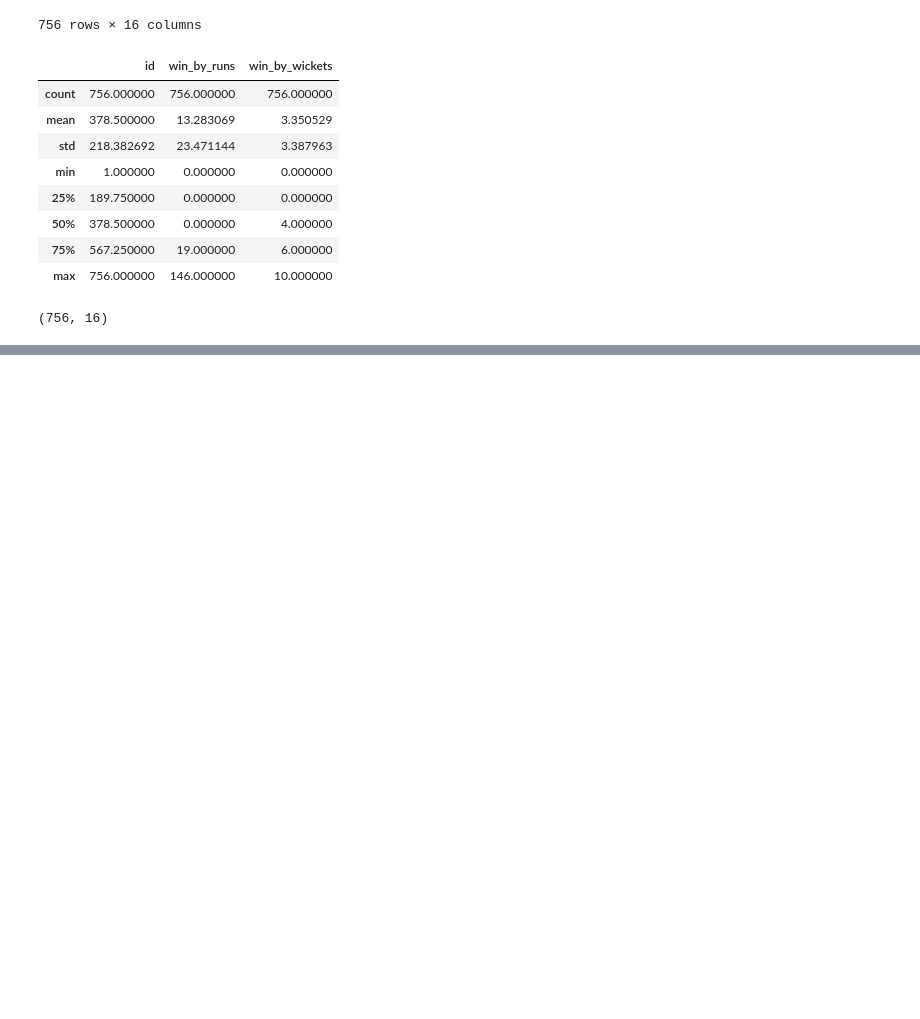
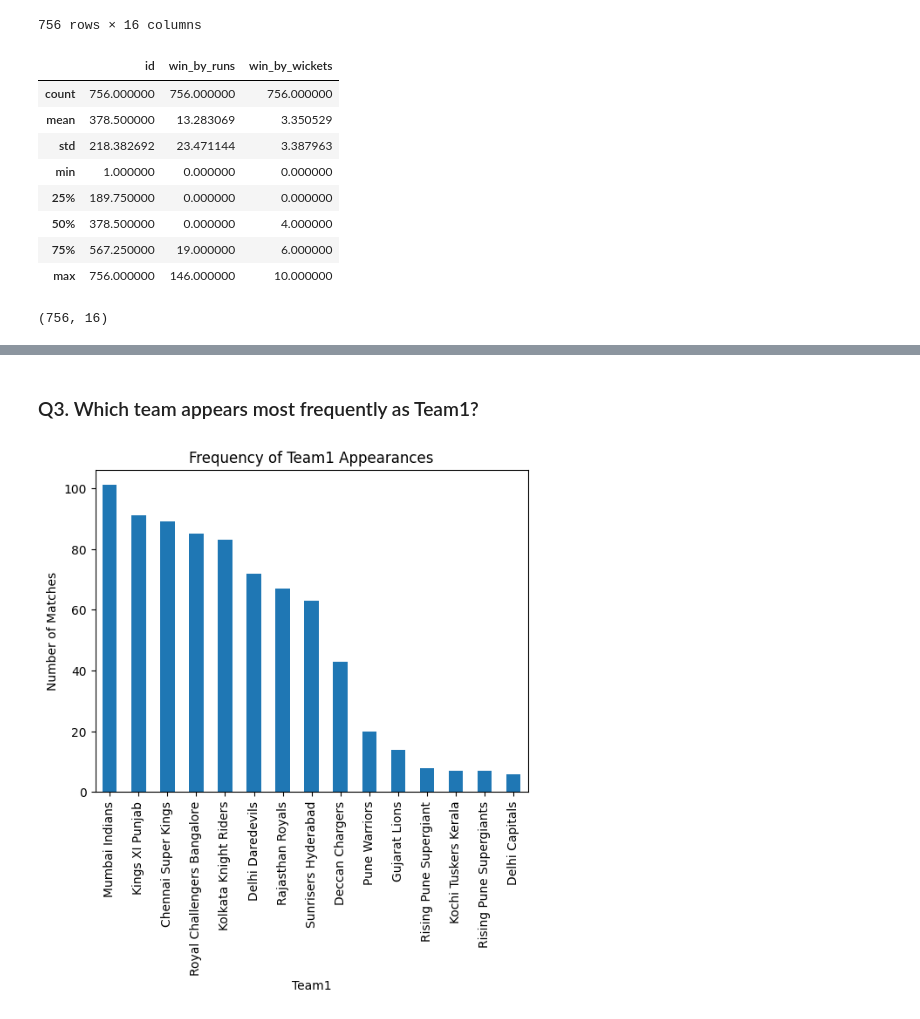
Before and after one commit to lukhi-laksh/Collage, a Jupyter notebook: Sem-1/Data Science/Project-1/Project_1.ipynb, the cells around one changed output, grey strips where cells are left out. Cells and saved outputs as stored; diff of their text form; code cells hidden in the pictures; blank space fills up the shorter version.

```diff
--- a/Sem-1/Data Science/Project-1/Project_1.ipynb
+++ b/Sem-1/Data Science/Project-1/Project_1.ipynb
@@ -145,0 +173,12 @@ df.shape
+# %% [markdown]
+### Q3. Which team appears most frequently as Team1?
+# %%
+team1_counts = df['team1'].value_counts()
+team1_counts.plot(kind='bar')
+plt.xlabel('Team1')
+plt.ylabel('Number of Matches')
+plt.title('Frequency of Team1 Appearances')
+plt.savefig("1.png",  bbox_inches="tight", dpi = 300, transparent=True)
+plt.show()
+# %% [output]
+[figure, added]
```
Also changed, not shown: parts of 27 cells of this notebook, 1 other file.
